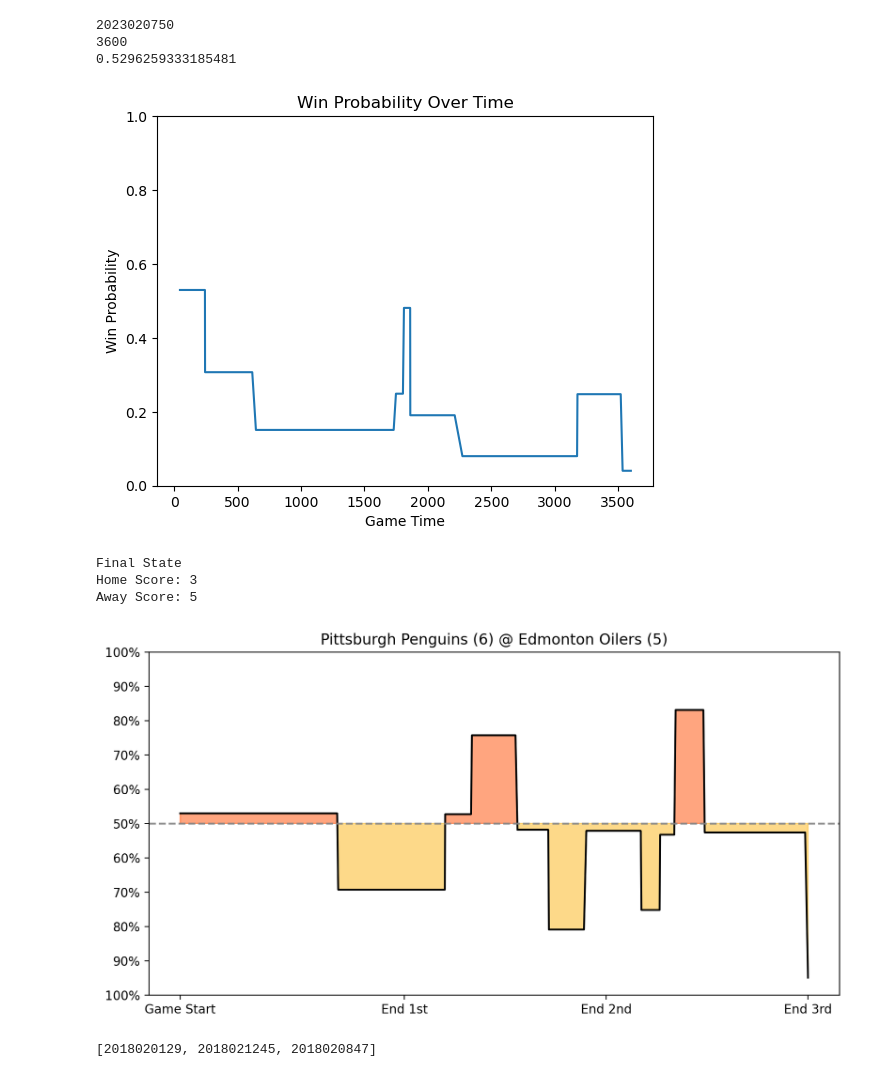
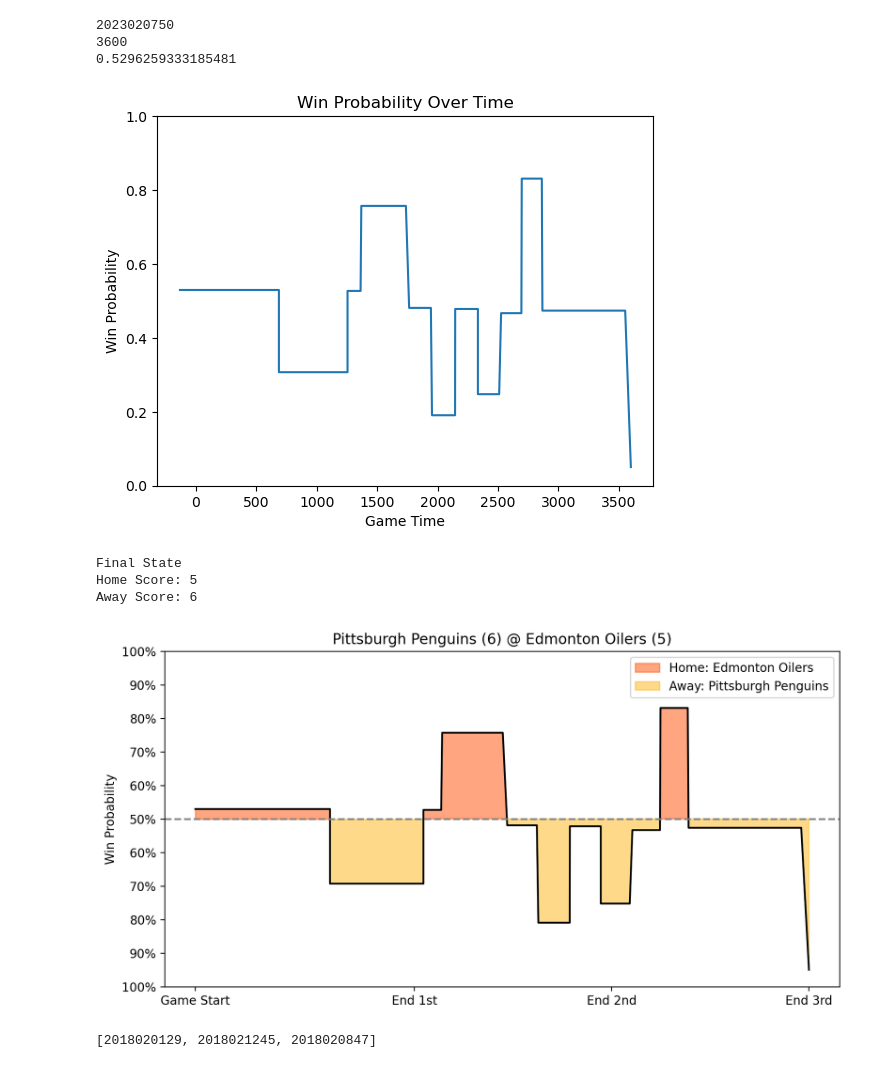
Before and after one commit to jeffxhansen/NHL_Win_Predictor, a Jupyter notebook: jason.ipynb, the cells around one changed output. Cells and saved outputs as stored; diff of their text form; code cells hidden in the pictures.

Commit message:
typos and graph

```diff
--- a/jason.ipynb
+++ b/jason.ipynb
@@ -83,11 +83,10 @@ model = BayesianNetwork(model_dict)
 # Learn the parameters of the Bayesian network using Maximum Likelihood Estimation
 model.fit(train, estimator=MaximumLikelihoodEstimator)
 # %%
-game_ids = [2023020750, 2023020766, 2023020368, 2023020639, 2023020692, 2023020771, 2023020970, 2023020527, 2023020960, 2023020546, 2023020725, 2023020801, 2023020666, 2023020441, 2023020285, 2023020382, 2023020236, 2023020890, 2023020929, 2023020858, 2023020415, 2023020227, 2023020780, 2023020308, 2023020605, 2023020743, 2023020641, 2023020895, 2023020637, 2023020137, 2023020617, 2023020430, 2023020842, 2023020025, 2023020173, 2023020101, 2023020119, 2023020968, 2023020816, 2023020700, 2023020428, 2023021065, 2023020787, 2023020534, 2023020959, 2023020250, 2023020166, 2023020812, 2023020835, 2023020161, 2023020231, 2023020782, 2023020628, 2023020472, 2023020973, 2023020621, 2023020905, 2023020228, 2023020656, 2023020184, 2023020219, 2023020160, 2023020949, 2023020305, 2023020875, 2023020283, 2023020862, 2023020293, 2023020714, 2023020446, 2023021044, 2023020784, 2023020811, 2023020796, 2023020578, 2023020095, 2023021004, 2023020789, 2023020682, 2023020663, 2023020730, 2023020181, 2023020561, 2023020182, 2023020077, 2023020722, 2023020053, 2023020622, 2023020723, 2023020786, 2023020855, 2023020201, 2023020115, 2023020793, 2023020614, 2023020284, 2023020865, 2023020822, 2023020956]
 final_df2 = pd.read_feather('data/play_by_play_full_state_space.feather')
 final_df2['WIN'] = final_df2['home_score'] > final_df2['away_score']
 
-test = final_df2[final_df2.game_id.isin(game_ids)]
+test = final_df2
 
 # change Montréal Canadiens and MontrÃ©al Canadiens instances to Montreal Canadiens
 test['home_name'] = test['home_name'].replace('Montréal Canadiens', 'Montreal Canadiens')
@@ -181,7 +159,7 @@ outcomes_df.to_feather('data/bayesian_outcomes2.feather')
 # %%
 # pick a random game to train on from test
 # game_id = np.random.choice(test.game_id.unique())
-
+game_id = 2018020129
 game_to_test = test[test.game_id == game_id]
 prob_array = np.zeros((len(game_to_test), 2))
 
@@ -239,10 +217,24 @@ print('Final State')
 print('Home Score:', int(home_goals))
 print('Away Score:', int(away_goals))
 # %% [output]
-[figure, old version]
+[figure, new version]
 Final State
-Home Score: 3
-Away Score: 5
+Home Score: 5
+Away Score: 6
+# %%
+import numpy as np
+
+time_remaining = np.array(time_remaining)
+time_remaining = time_remaining.astype(float)
+# Check for NaN values
+nan_indices = np.isnan(time_remaining)
+if np.any(nan_indices):
+    print("Found NaN values in prob_array:", time_remaining[nan_indices])
+
+# Check for Inf values
+inf_indices = np.isinf(prob_array)
+if np.any(inf_indices):
+    print("Found Inf values in prob_array:", time_remaining[inf_indices])
 # %%
 # Set threshold
 threshold = 0.5
@@ -253,38 +245,42 @@ plt.figure(figsize=(10, 5), dpi=200)
 plt.plot(time_remaining, prob_array, color='black')
 
 # Fill area above 50% with blue for Home Team
-plt.fill_between(time_remaining, threshold, prob_array, where=prob_array >= threshold, color=home_color['main'], interpolate=True, alpha=0.5)
+plt.fill_between(np.array(time_remaining), threshold, prob_array, where=prob_array >= threshold, color=home_color['main'], interpolate=True, alpha=0.5, label=f'Home: {home_team}')
 
 # Fill area below 50% with red for Home Team
-plt.fill_between(time_remaining, threshold, prob_array, where=prob_array < threshold, color=away_color['main'], interpolate=True, alpha=0.5)
+plt.fill_between(time_remaining, threshold, prob_array, where=prob_array < threshold, color=away_color['main'], interpolate=True, alpha=0.5, label=f'Away: {away_team}')
 
 # Add a dotted horizontal line at y = 0.5
 plt.axhline(y=0.5, color='gray', linestyle='--')
 plt.yticks(ticks=[0.0, .1, .2, .3, .4, .5, .6, .7, .8, .9, 1.0], labels=['100%', '90%', '80%', '70%', '60%', '50%', '60%', '70%', '80%', '90%', '100%'])
 
 # Plot when the goal was scored
 # mask = (game_data.curr_goals.shift(-1) != game_data.curr_goals).values
 # mask[-1] = False
 # opp_mask = (game_data.curr_opponent_goals.shift(-1) != game_data.curr_opponent_goals).values
 # opp_mask[-1] = False
 # team_goals = game_data[mask]['game_seconds']
 # opp_goals = game_data[opp_mask]['game_seconds']
 # home_goals = team_goals if home_team == team else opp_goals
 # away_goals = team_goals if home_team == opp else opp_goals
 # plt.vlines(home_goals, 0, 1, color='green', linestyle='--', label=f'{home_team} Goal')
 # plt.vlines(away_goals, 0, 1, color='purple', linestyle='--', label=f'{away_team} Goal')
 
 # Plot periods
 # plt.vlines([1200, 2400, 3600], 0, 1, color='black', linestyle='-', label='Period End')
 plt.xticks(ticks=[min(time_remaining), 1200, 2400, 3600], labels=['Game Start', 'End 1st', 'End 2nd', 'End 3rd'])
 plt.title(f'{away_team} ({away_goals}) @ {home_team} ({home_goals})')
-plt.savefig('good_bayesian_example.png')
+plt.ylabel('Win Probability')
+
+# scatter hidden points to get color
+plt.legend()
+plt.savefig('Latex/images/good_bayesian_example.png')
 # plt.legend()
 
 # Show plot
 plt.show()
 # %% [output]
-[figure, old version]
+[figure, new version]
 # %%
 good_game_ids = []
 # %%
```
Also changed, not shown: parts of 1 cell of this notebook, 10 other files.
